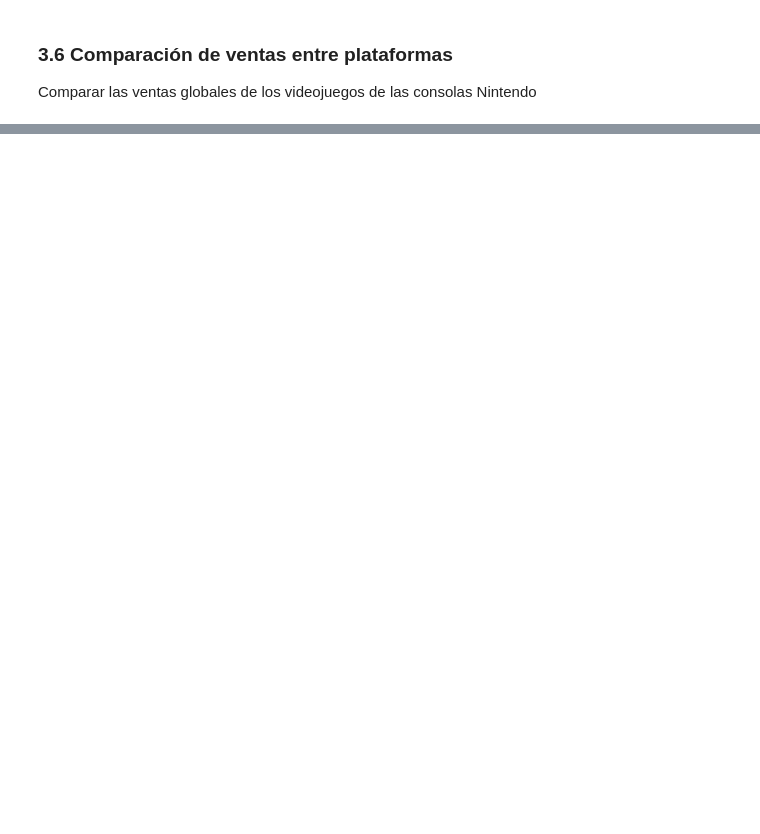
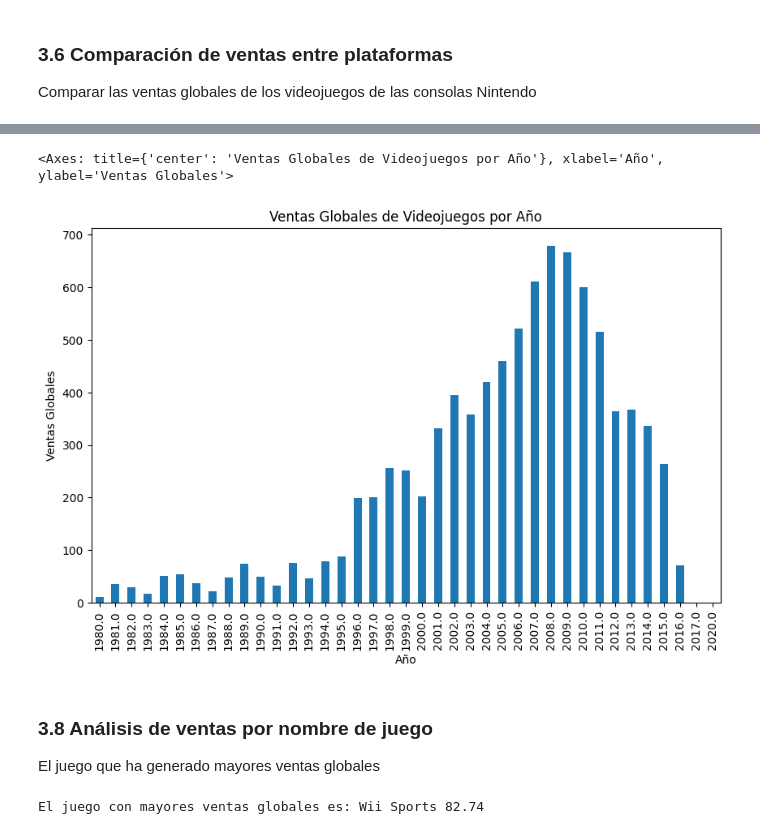
Before and after one commit to Angelbardon/curso-_analisis_angel_bardon, a Jupyter notebook: m3-numpy/m3-caso_practico_numpy/caso_practico_numpy.ipynb, the cells around one changed output, grey strips where cells are left out. Saved outputs shown, nothing was run; the diff lists cells and outputs as text; code cells hidden in the pictures; blank space fills up the shorter version.

Commit message:
caso práctico en proceso

```diff
--- a/m3-numpy/m3-caso_practico_numpy/caso_practico_numpy.ipynb
+++ b/m3-numpy/m3-caso_practico_numpy/caso_practico_numpy.ipynb
@@ -132,0 +130,3 @@ Comparar las ventas globales de los videojuegos de las consolas Nintendo
+# %%
+data = pd.read_csv("../m3-caso_practico_numpy/videojuegos.csv")
+data.head(2)
@@ -132,0 +137,19 @@ Comparar las ventas globales de los videojuegos de las consolas Nintendo
+# %%
+ventas_por_año = data.groupby('Year')['Global_Sales'].sum()
+
+ventas_por_año.plot(kind='bar', figsize=(10, 6),
+                    xlabel='Año', ylabel='Ventas Globales',
+                    title='Ventas Globales de Videojuegos por Año')
+# %% [output]
+<Axes: title={'center': 'Ventas Globales de Videojuegos por Año'}, xlabel='Año', ylabel='Ventas Globales'>
+[figure, added]
+# %% [markdown]
+### 3.8 Análisis de ventas por nombre de juego
+El juego que ha generado mayores ventas globales
+# %%
+data_ordenado = data.sort_values(by='Global_Sales', ascending=False)
+juego_mayor_ventas = data_ordenado.iloc[0]['Name']
+ventas_mayores = data_ordenado.iloc[0]['Global_Sales']
+print(f"El juego con mayores ventas globales es: {juego_mayor_ventas} {ventas_mayores}")
+# %% [output]
+El juego con mayores ventas globales es: Wii Sports 82.74
```
Also changed, not shown: parts of 9 cells of this notebook.
